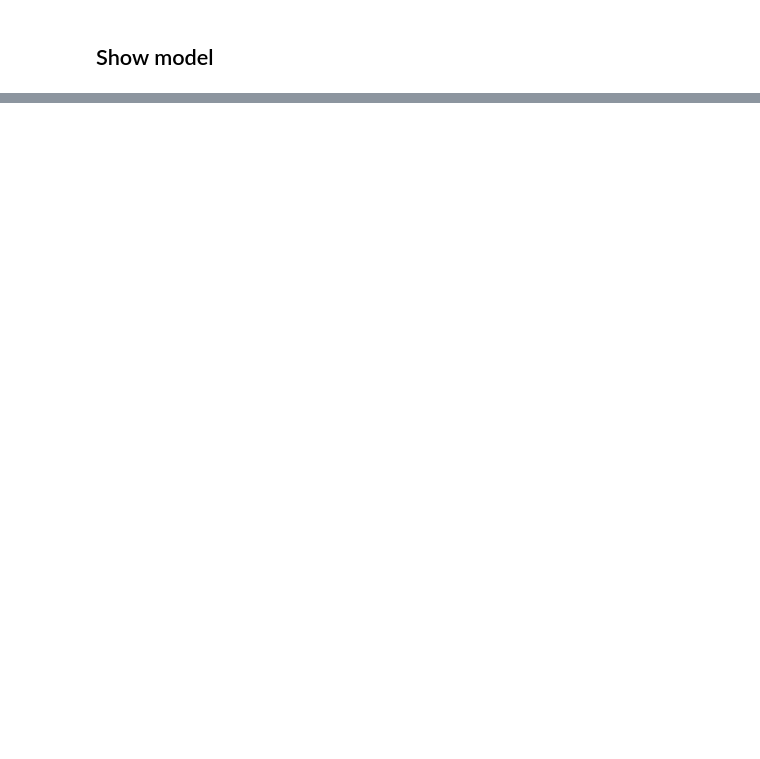
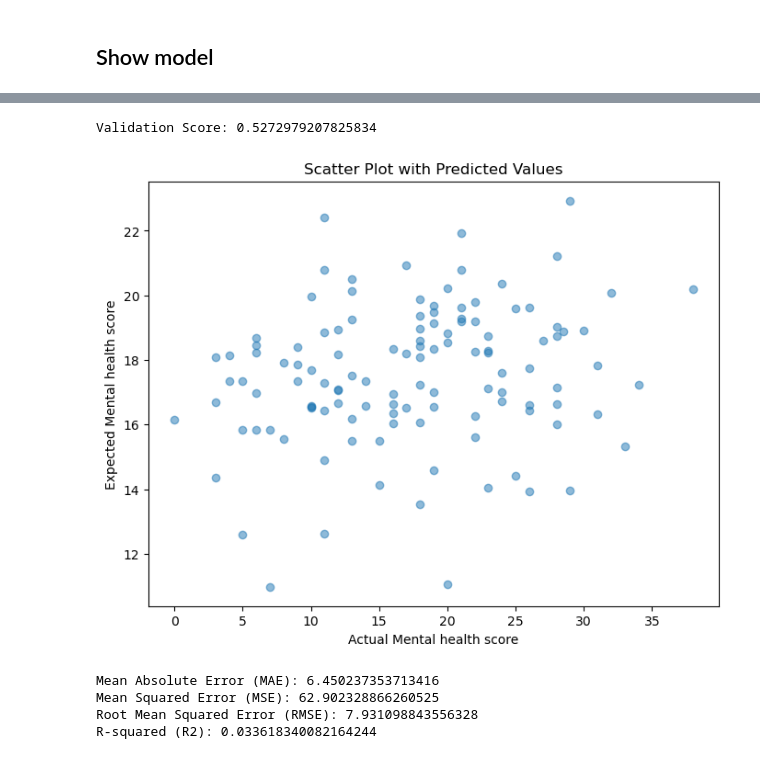
Before and after one commit to ElliceNels/B3EPIC, a Jupyter notebook: Random_Forest_Regression.ipynb, the cells around one changed output, grey strips where cells are left out. Saved outputs shown, nothing was run; the diff lists cells and outputs as text; code cells hidden in the pictures; blank space fills up the shorter version.

```diff
--- a/Random_Forest_Regression.ipynb
+++ b/Random_Forest_Regression.ipynb
@@ -153,0 +327,16 @@ print_results(grid_search)
+# %%
+param_grid = {
+    'n_estimators': [50, 100, 200, 500],  # Number of trees in the forest
+    'max_depth': [None, 10, 20, 30],  # Maximum depth of the trees
+    'min_samples_split': [2, 5, 10],  # Minimum number of samples required to split an internal node
+    'min_samples_leaf': [1, 2, 4],  # Minimum number of samples required to be at a leaf node
+    'max_features': ['sqrt', 'log2'],  # Number of features to consider when looking for the best split
+    'bootstrap': [True, False]  # Whether bootstrap samples are used when building trees
+}
+
+f_regressor = RandomForestRegressor()
+
+grid_search = GridSearchCV(f_regressor, param_grid, cv=5, scoring='neg_mean_squared_error')
+grid_search.fit(X_train, y_train.values.ravel())
+
+best_parameters = print_results(grid_search)
@@ -153,0 +361,40 @@ print_results(grid_search)
+# %%
+hp_feature_regressor = RandomForestRegressor(**best_parameters)
+y_train = pd.DataFrame(y_train)
+y_val = pd.DataFrame(y_val)
+
+X_train_val = pd.concat([X_train, X_val])
+y_train_val = pd.concat([y_train, y_val])
+
+hp_feature_regressor.fit(X_train_val, y_train_val)
+val_score = hp_feature_regressor.score(X_val, y_val)
+print("Validation Score:", val_score)
+
+# # Make predictions
+Y_pred = hp_feature_regressor.predict(X_test)
+# %% [output]
+Validation Score: 0.5272979207825834
+# %%
+plt.figure(figsize=(8, 6))
+plt.scatter(y_test, Y_pred, alpha=0.5)
+plt.xlabel('Actual Mental health score')
+plt.ylabel('Expected Mental health score')
+plt.title('Scatter Plot with Predicted Values')
+plt.show()
+# %% [output]
+[figure, added]
+# %%
+mae = mean_absolute_error(y_test, Y_pred)
+mse = mean_squared_error(y_test, Y_pred)
+rmse = mean_squared_error(y_test, Y_pred, squared=False)
+r2 = r2_score(y_test, Y_pred)
+
+print("Mean Absolute Error (MAE):", mae)
+print("Mean Squared Error (MSE):", mse)
+print("Root Mean Squared Error (RMSE):", rmse)
+print("R-squared (R2):", r2)
+# %% [output]
+Mean Absolute Error (MAE): 6.450237353713416
+Mean Squared Error (MSE): 62.902328866260525
+Root Mean Squared Error (RMSE): 7.931098843556328
+R-squared (R2): 0.033618340082164244
```
Also changed, not shown: parts of 27 cells of this notebook, 1 other file.
